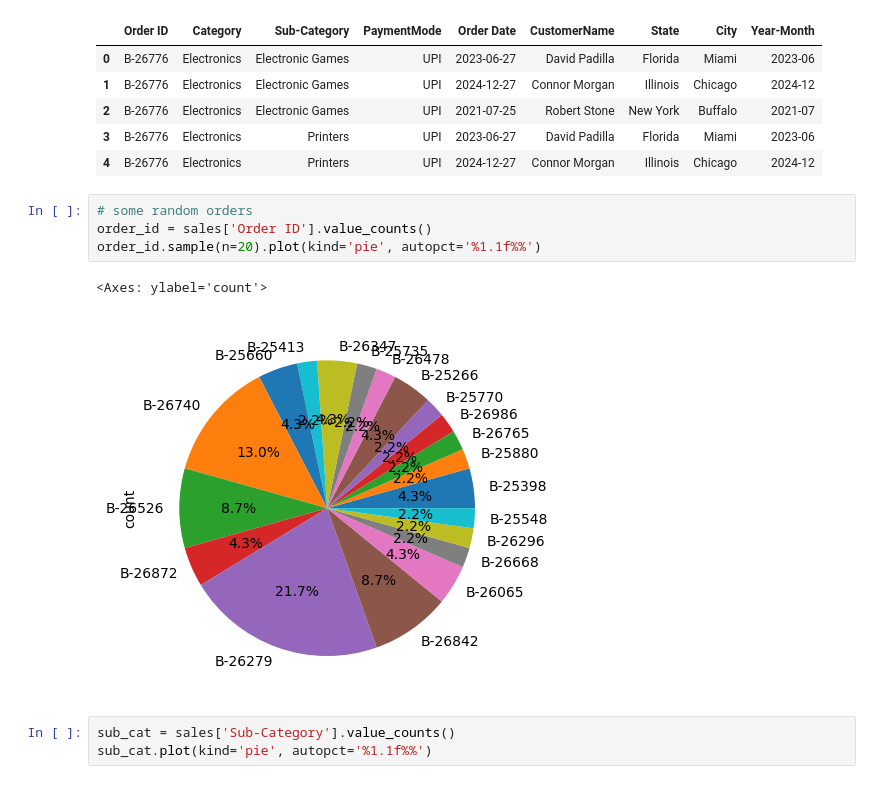
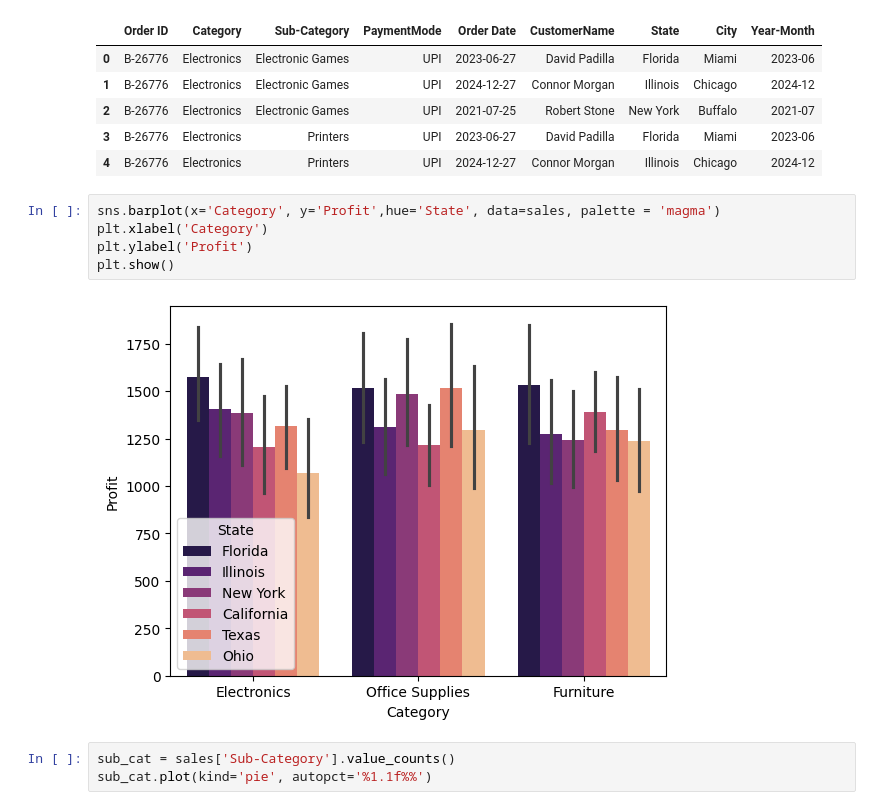
Before and after one commit to atakanerdogn/DATA-since-9-April, a Jupyter notebook: sales_dataset_from_kaggle.ipynb, the cells around one changed output. Cells and saved outputs as stored; diff of their text form.

```diff
--- a/sales_dataset_from_kaggle.ipynb
+++ b/sales_dataset_from_kaggle.ipynb
@@ -162,13 +174,13 @@ sales_c.head()
 | 2 | B-26776 | Electronics | Electronic Games | UPI | 2021-07-25 | Robert Stone | New York | Buffalo | 2021-07 |
 | 3 | B-26776 | Electronics | Printers | UPI | 2023-06-27 | David Padilla | Florida | Miami | 2023-06 |
 | 4 | B-26776 | Electronics | Printers | UPI | 2024-12-27 | Connor Morgan | Illinois | Chicago | 2024-12 |
-# %%
-# some random orders
-order_id = sales['Order ID'].value_counts()
-order_id.sample(n=20).plot(kind='pie', autopct='%1.1f%%')
-# %% [output]
-<Axes: ylabel='count'>
-[figure, removed]
+# %%
+sns.barplot(x='Category', y='Profit',hue='State', data=sales, palette = 'magma')
+plt.xlabel('Category')
+plt.ylabel('Profit')
+plt.show()
+# %% [output]
+[figure, added]
 # %%
 sub_cat = sales['Sub-Category'].value_counts()
 sub_cat.plot(kind='pie', autopct='%1.1f%%')
```
Also changed, not shown: parts of 17 cells of this notebook.
